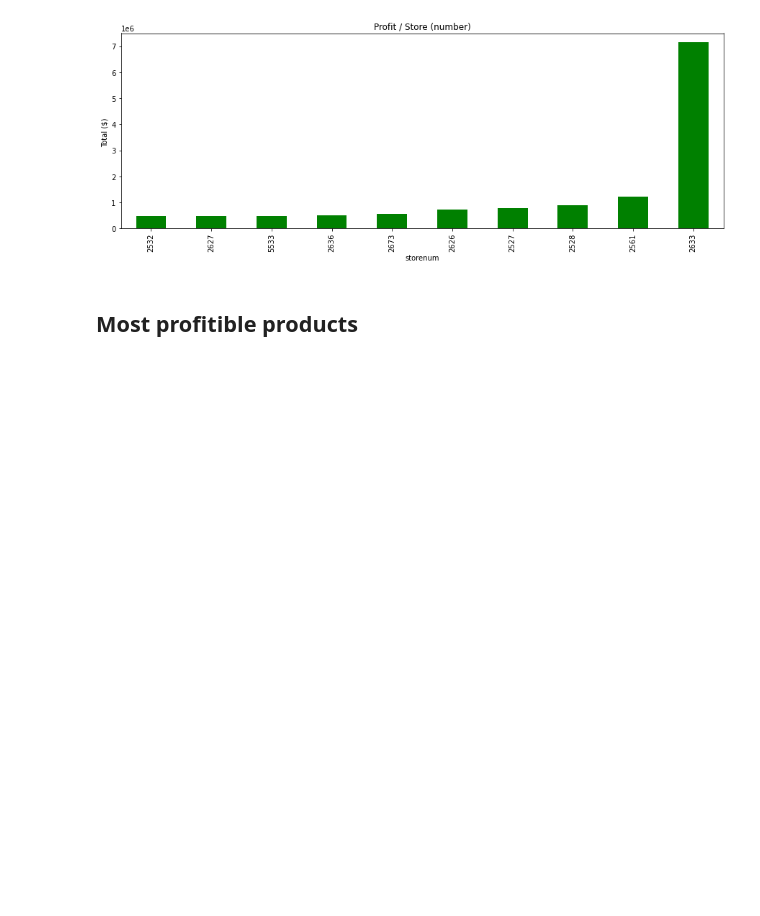
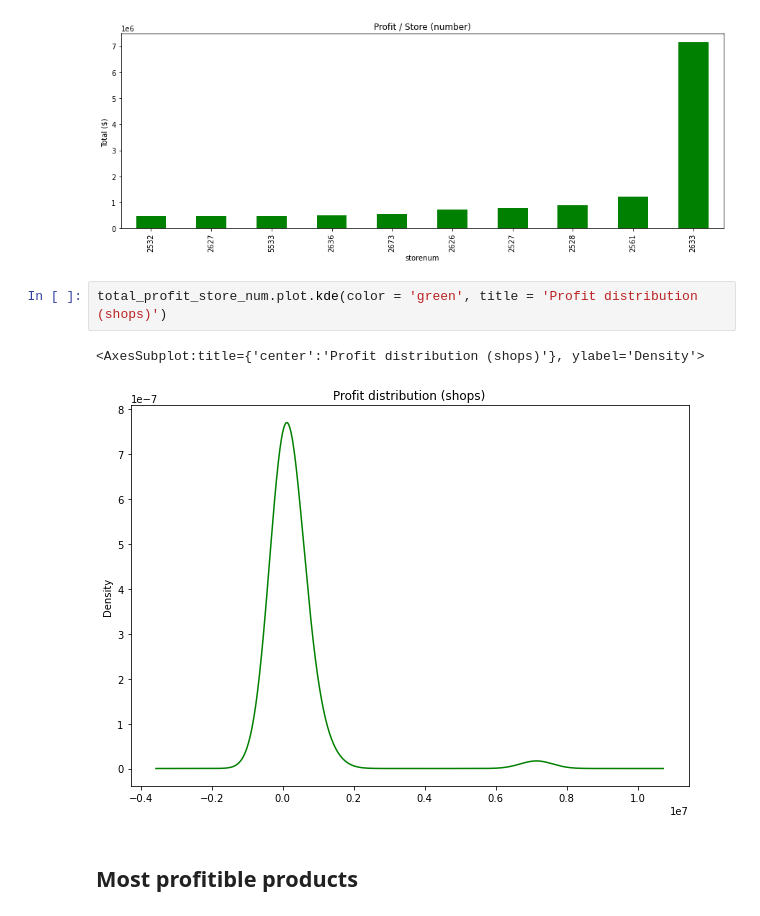
Before and after one commit to FardinAhsan146/Business-analytics-competition, a Jupyter notebook: data_analysis/EDA_consise.ipynb, the cells around one changed output. Cells and saved outputs as stored; diff of their text form; blank space fills up the shorter version.

```diff
--- a/data_analysis/EDA_consise.ipynb
+++ b/data_analysis/EDA_consise.ipynb
@@ -503,6 +503,11 @@ total_profit_store_num.sort_values().tail(10).plot(kind = 'bar',
 # %% [output]
 <AxesSubplot:title={'center':'Profit / Store (number)'}, xlabel='storenum', ylabel='Total ($) '>
 [figure]
+# %%
+total_profit_store_num.plot.kde(color = 'green', title = 'Profit distribution (shops)')
+# %% [output]
+<AxesSubplot:title={'center':'Profit distribution (shops)'}, ylabel='Density'>
+[figure, added]
 # %% [markdown]
 ## Most profitible products
 # %%
```
Also changed, not shown: parts of 5 cells of this notebook.
